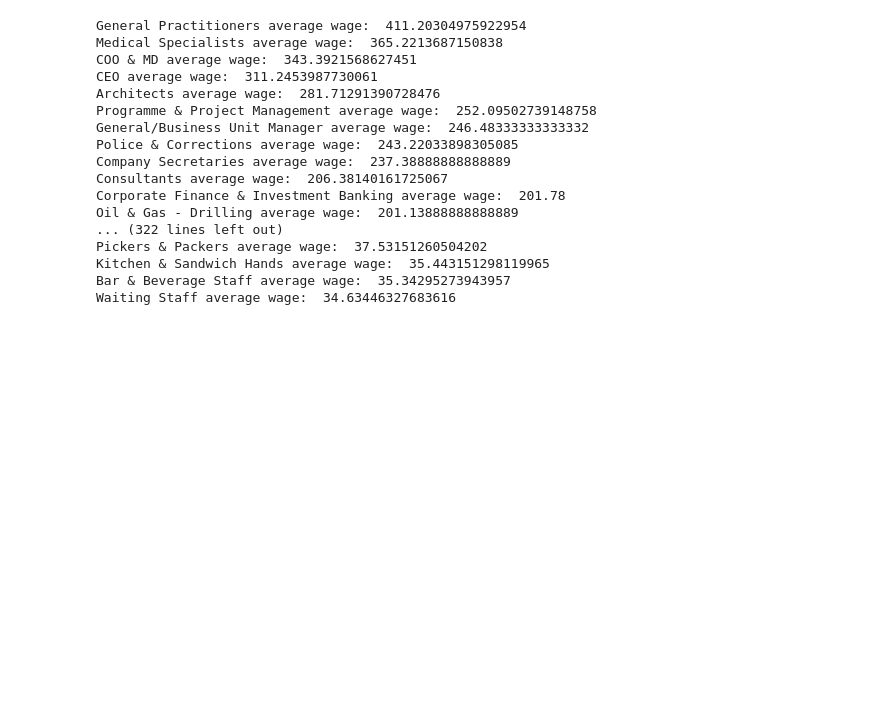
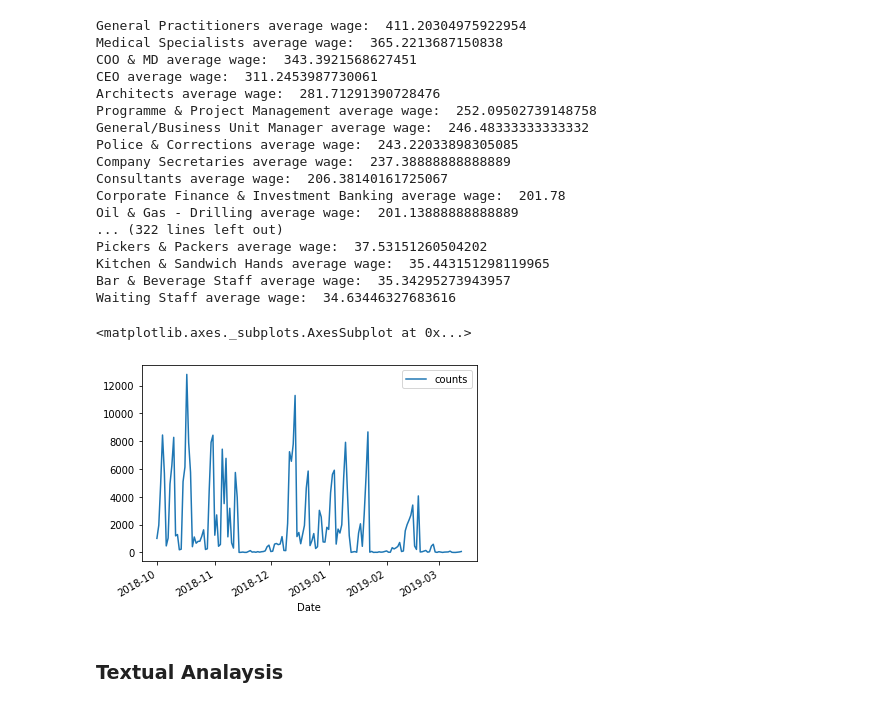
Before and after one commit to EthanLewis15/3803ICT_Big_Data_Assignment, a Jupyter notebook: assignment_main.ipynb, the cells around one changed output. Saved outputs shown, nothing was run; the diff lists cells and outputs as text; code cells hidden in the pictures; blank space fills up the shorter version.

```diff
--- a/assignment_main.ipynb
+++ b/assignment_main.ipynb
@@ -592,3 +603,14 @@ Pickers & Packers average wage:  37.53151260504202
 Kitchen & Sandwich Hands average wage:  35.443151298119965
 Bar & Beverage Staff average wage:  35.34295273943957
 Waiting Staff average wage:  34.63446327683616
+# %%
+#Visualise jobs over time
+dataFrame = baseDataFrame.dropna(subset=['Date'])
+dataFrame = dataFrame.loc[0:, ['Date']]
+dataFrame = dataFrame.value_counts().reset_index(name='counts')
+dataFrame.set_index('Date').plot()
+# %% [output]
+<matplotlib.axes._subplots.AxesSubplot at 0x...>
+[figure, added]
+# %% [markdown]
+### Textual Analaysis
```
Also changed, not shown: parts of 5 cells of this notebook.
